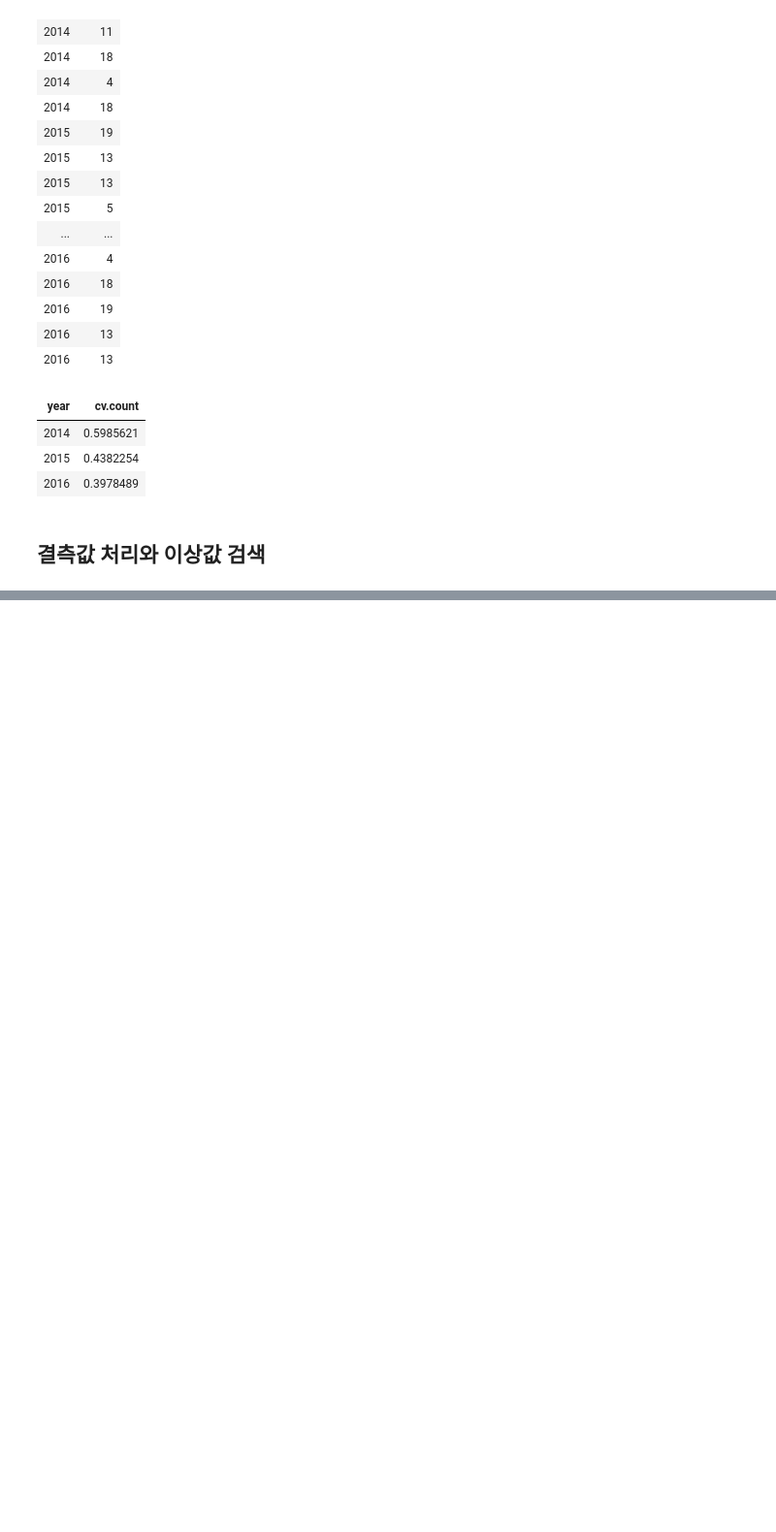
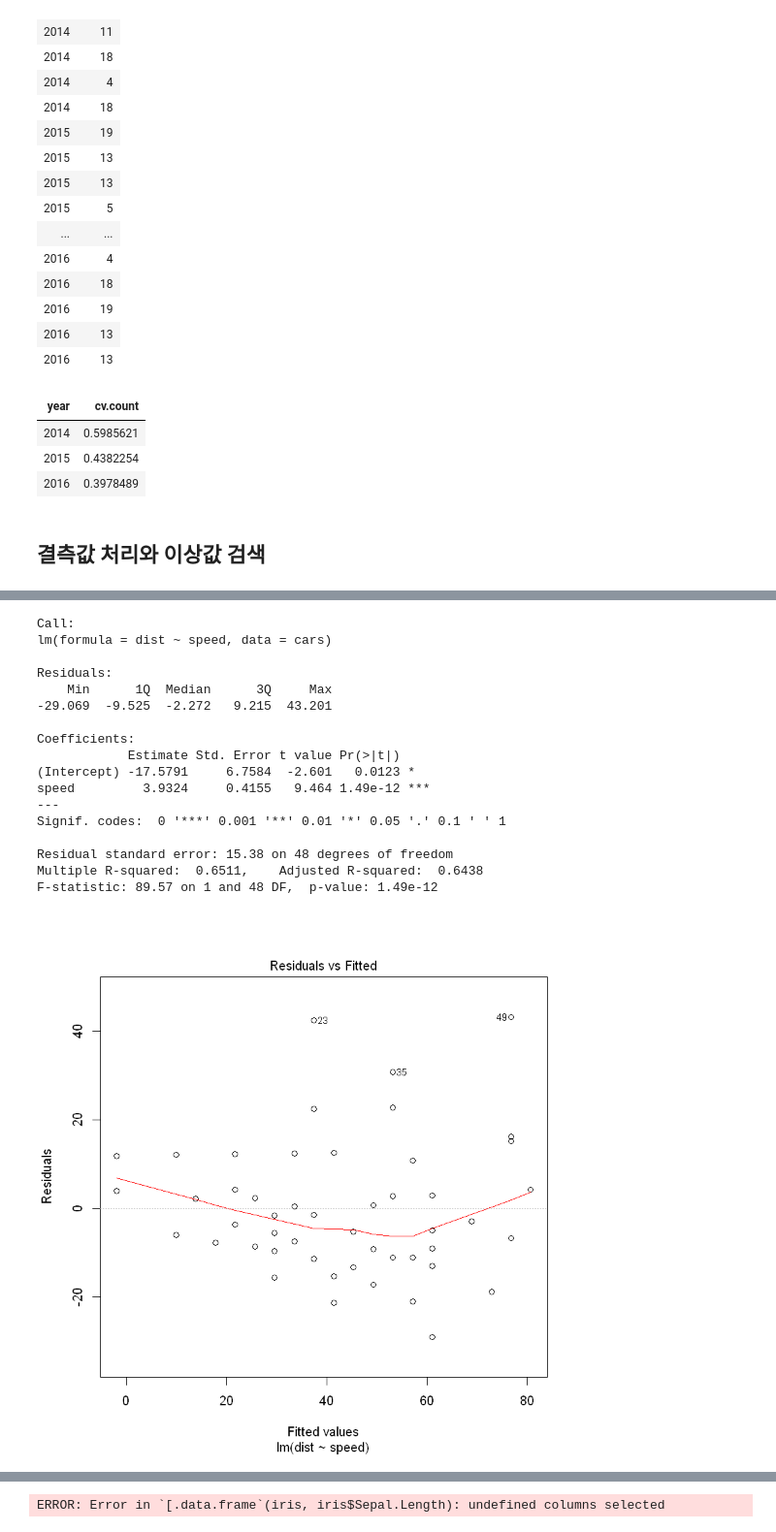
Before and after one commit to junpil-an/codeup, a Jupyter notebook: adsp.ipynb, the cells around one changed output, grey strips where cells are left out. Shown at 97% size. Cells and saved outputs as stored; diff of their text form; code cells hidden in the pictures; blank space fills up the shorter version.

```diff
--- a/adsp.ipynb
+++ b/adsp.ipynb
@@ -273,0 +421,24 @@ ddply(d,'year',function(x){mean.count=mean(x$count)
+# %%
+data(cars)
+m<-lm(dist~speed,cars)
+summary(m)
+plot(m)
+# %% [output]
+Call:
+lm(formula = dist ~ speed, data = cars)
+
+Residuals:
+    Min      1Q  Median      3Q     Max
+-29.069  -9.525  -2.272   9.215  43.201
+
+Coefficients:
+            Estimate Std. Error t value Pr(>|t|)
+(Intercept) -17.5791     6.7584  -2.601   0.0123 *
+speed         3.9324     0.4155   9.464 1.49e-12 ***
+---
+Signif. codes:  0 '***' 0.001 '**' 0.01 '*' 0.05 '.' 0.1 ' ' 1
+
+Residual standard error: 15.38 on 48 degrees of freedom
+Multiple R-squared:  0.6511,    Adjusted R-squared:  0.6438
+F-statistic: 89.57 on 1 and 48 DF,  p-value: 1.49e-12
+[figure, added]
@@ -273,0 +448,4 @@ ddply(d,'year',function(x){mean.count=mean(x$count)
+# %%
+a=iris[iris$Sepal.Length]
+# %% [output]
+ERROR: Error in `[.data.frame`(iris, iris$Sepal.Length): undefined columns selected
```
Also changed, not shown: parts of 15 cells of this notebook.
